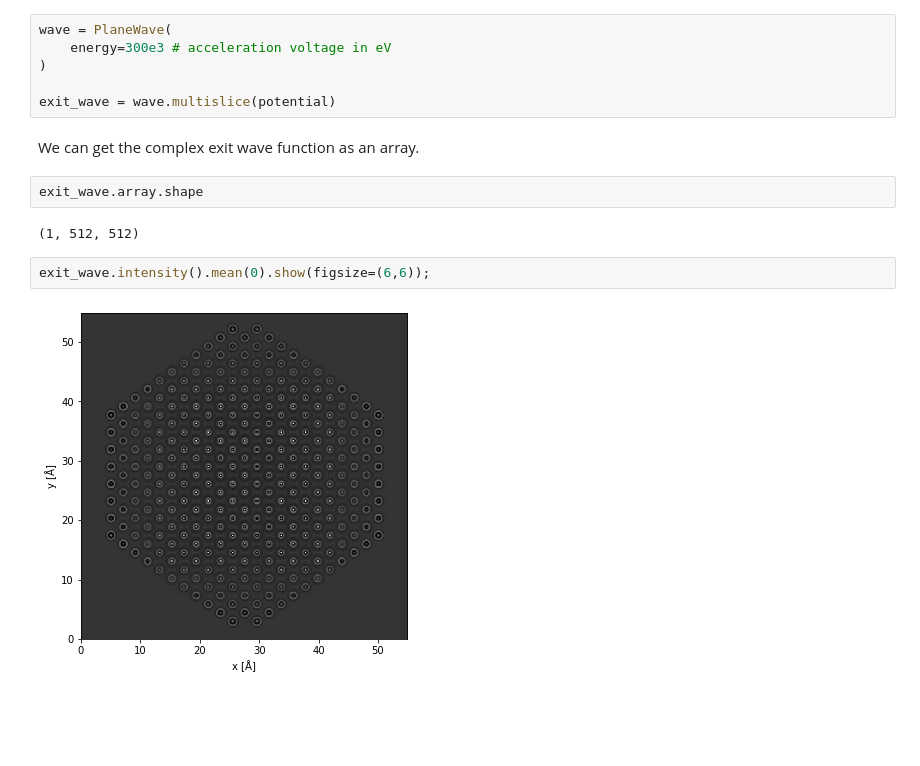
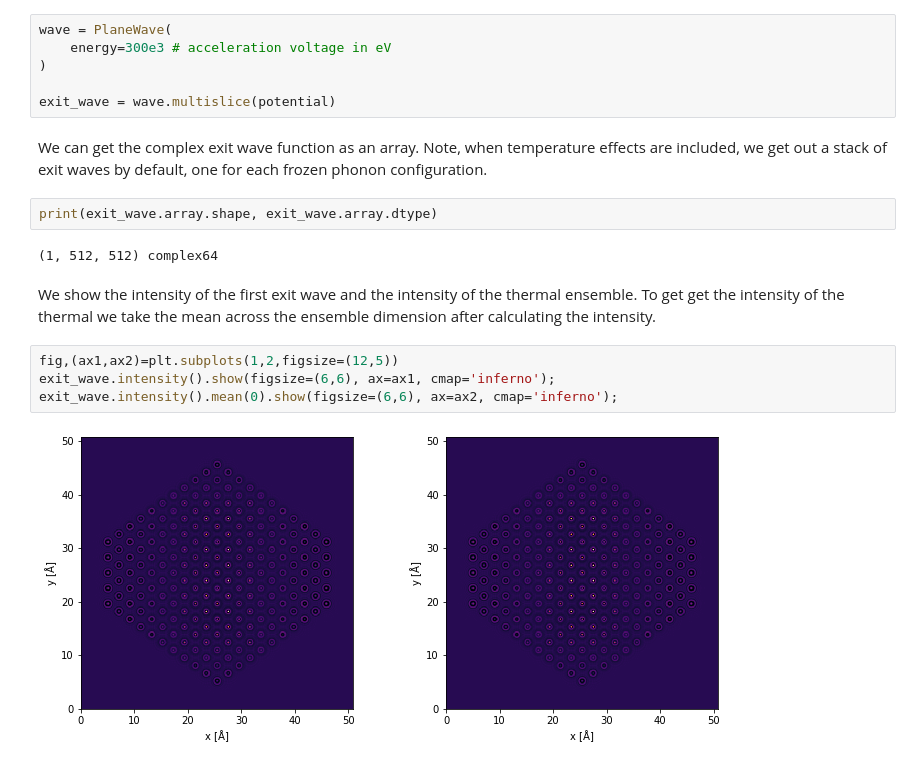
Before and after one commit to abTEM/abTEM, a Jupyter notebook: examples/quickstart/quick_hrtem_and_saed.ipynb, the cells around one changed output. Saved outputs shown, nothing was run; the diff lists cells and outputs as text; blank space fills up the shorter version.

```diff
--- a/examples/quickstart/quick_hrtem_and_saed.ipynb
+++ b/examples/quickstart/quick_hrtem_and_saed.ipynb
@@ -57,13 +62,17 @@ wave = PlaneWave(
 
 exit_wave = wave.multislice(potential)
 # %% [markdown]
-We can get the complex exit wave function as an array.
+We can get the complex exit wave function as an array. Note, when temperature effects are included, we get out a stack of exit waves by default, one for each frozen phonon configuration.
-# %%
-exit_wave.array.shape
-# %% [output]
-(1, 512, 512)
-# %%
-exit_wave.intensity().mean(0).show(figsize=(6,6));
-# %% [output]
-[figure, removed]
+# %%
+print(exit_wave.array.shape, exit_wave.array.dtype)
+# %% [output]
+(1, 512, 512) complex64
+# %% [markdown]
+We show the intensity of the first exit wave and the intensity of the thermal ensemble. To get get the intensity of the thermal we take the mean across the ensemble dimension after calculating the intensity.
+# %%
+fig,(ax1,ax2)=plt.subplots(1,2,figsize=(12,5))
+exit_wave.intensity().show(figsize=(6,6), ax=ax1, cmap='inferno');
+exit_wave.intensity().mean(0).show(figsize=(6,6), ax=ax2, cmap='inferno');
+# %% [output]
+[figure, added]
 # %% [markdown]
```
Also changed, not shown: parts of 15 cells of this notebook, 4 other files.
